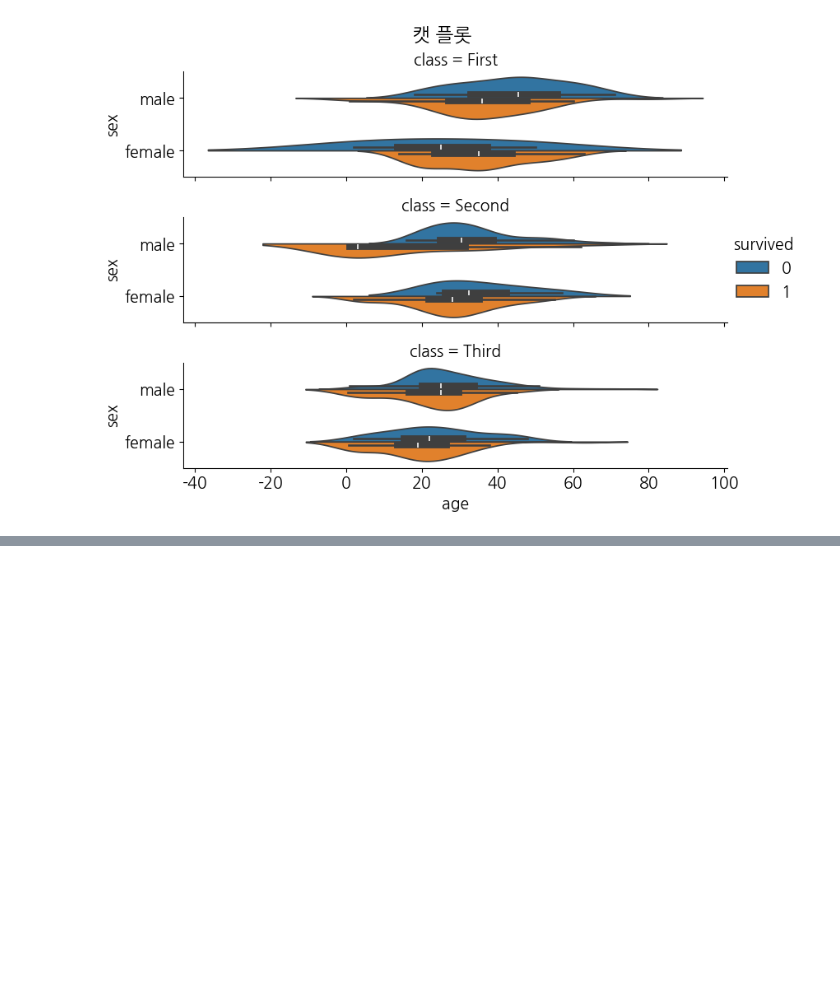
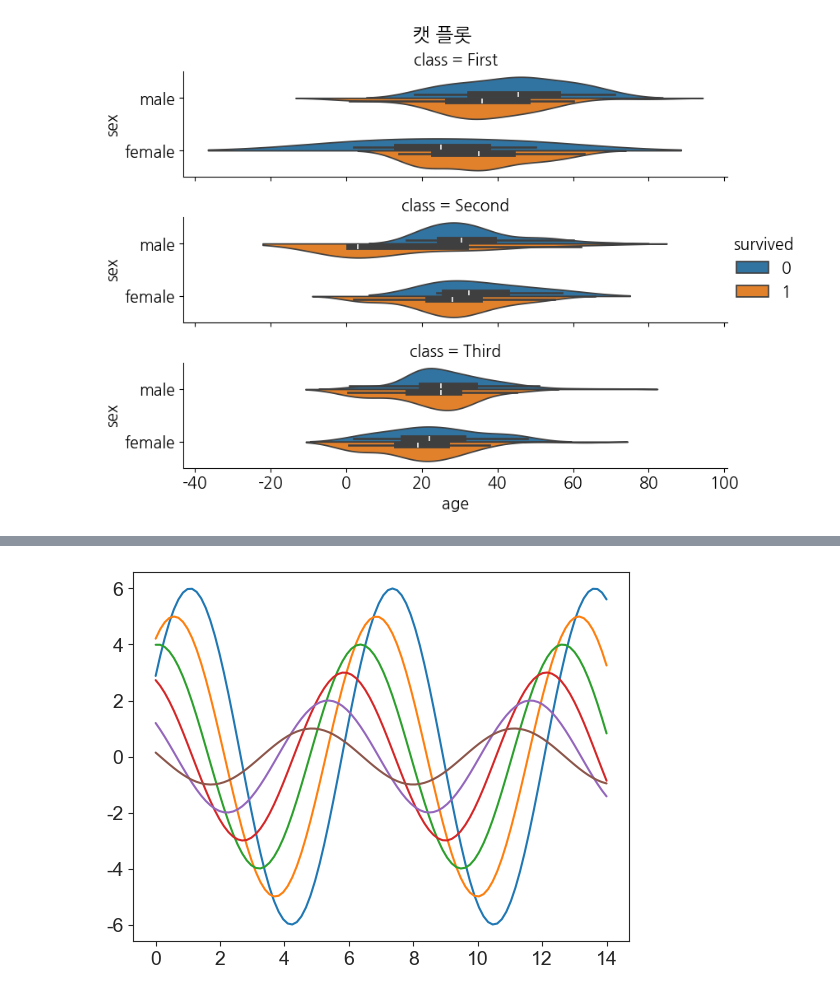
Before and after one commit to rlaekdls1937/python, a Jupyter notebook: matplotlib_visualize_data/c_matplotlib_example.ipynb, the cells around one changed output, grey strips where cells are left out. Cells and saved outputs as stored; diff of their text form; code cells hidden in the pictures; blank space fills up the shorter version.

```diff
--- a/matplotlib_visualize_data/c_matplotlib_example.ipynb
+++ b/matplotlib_visualize_data/c_matplotlib_example.ipynb
@@ -298,0 +334,5 @@ plt.show()
+# %%
+seaborn.set_style('ticks')
+sinplot()
+# %% [output]
+[figure, added]
```
Also changed, not shown: parts of 20 cells of this notebook.
